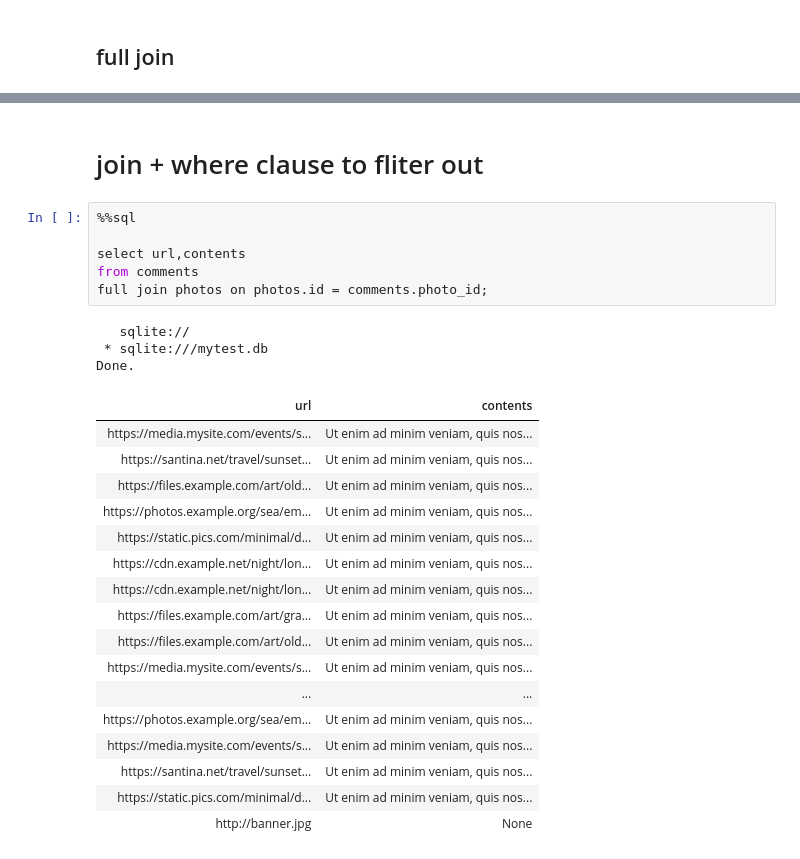
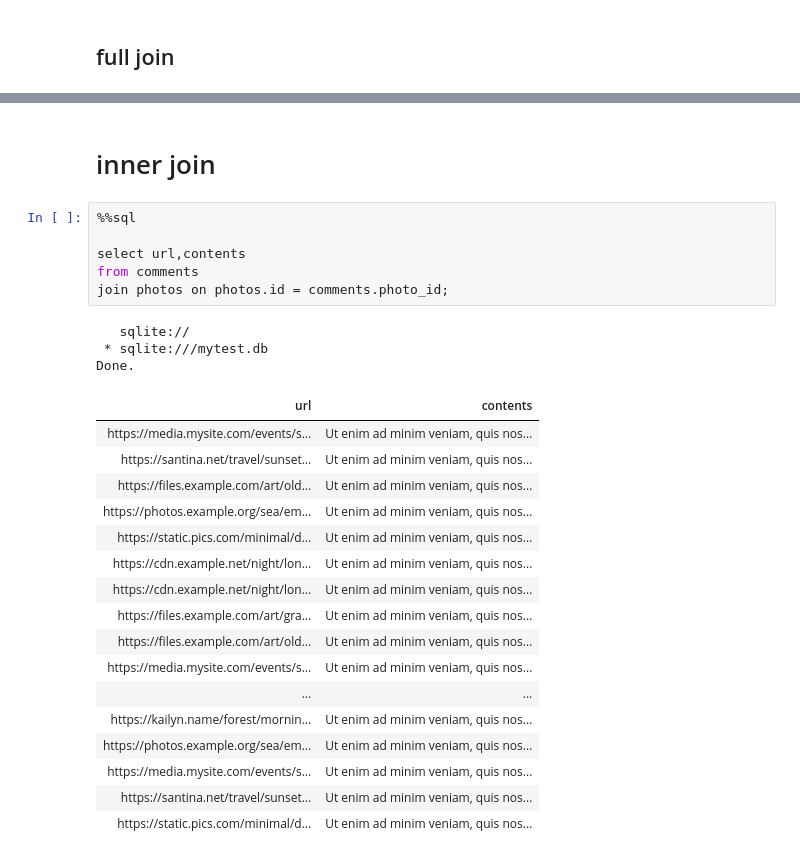
Before and after one commit to alirezaghorbani1983/psql_training, a Jupyter notebook: psql_1.ipynb, the cells around one changed output, grey strips where cells are left out. Saved outputs shown, nothing was run; the diff lists cells and outputs as text.

```diff
--- a/psql_1.ipynb
+++ b/psql_1.ipynb
@@ -1221,29 +1221,29 @@ Done.
 # %% [markdown]
-# join + where clause to fliter out
+# inner join
 # %%
 %%sql
 
 select url,contents
 from comments
-full join photos on photos.id = comments.photo_id;
+join photos on photos.id = comments.photo_id;
 # %% [output]
    sqlite://
  * sqlite:///mytest.db
 Done.
 | url | contents |
 | https://media.mysite.com/events/s... | Ut enim ad minim veniam, quis nos... |
 | https://santina.net/travel/sunset... | Ut enim ad minim veniam, quis nos... |
 | https://files.example.com/art/old... | Ut enim ad minim veniam, quis nos... |
 | https://photos.example.org/sea/em... | Ut enim ad minim veniam, quis nos... |
 | https://static.pics.com/minimal/d... | Ut enim ad minim veniam, quis nos... |
 | https://cdn.example.net/night/lon... | Ut enim ad minim veniam, quis nos... |
 | https://cdn.example.net/night/lon... | Ut enim ad minim veniam, quis nos... |
 | https://files.example.com/art/gra... | Ut enim ad minim veniam, quis nos... |
 | https://files.example.com/art/old... | Ut enim ad minim veniam, quis nos... |
 | https://media.mysite.com/events/s... | Ut enim ad minim veniam, quis nos... |
 | ... | ... |
+| https://kailyn.name/forest/mornin... | Ut enim ad minim veniam, quis nos... |
 | https://photos.example.org/sea/em... | Ut enim ad minim veniam, quis nos... |
 | https://media.mysite.com/events/s... | Ut enim ad minim veniam, quis nos... |
 | https://santina.net/travel/sunset... | Ut enim ad minim veniam, quis nos... |
 | https://static.pics.com/minimal/d... | Ut enim ad minim veniam, quis nos... |
-| http://banner.jpg | None |
```
Also changed, not shown: parts of 6 cells of this notebook.
